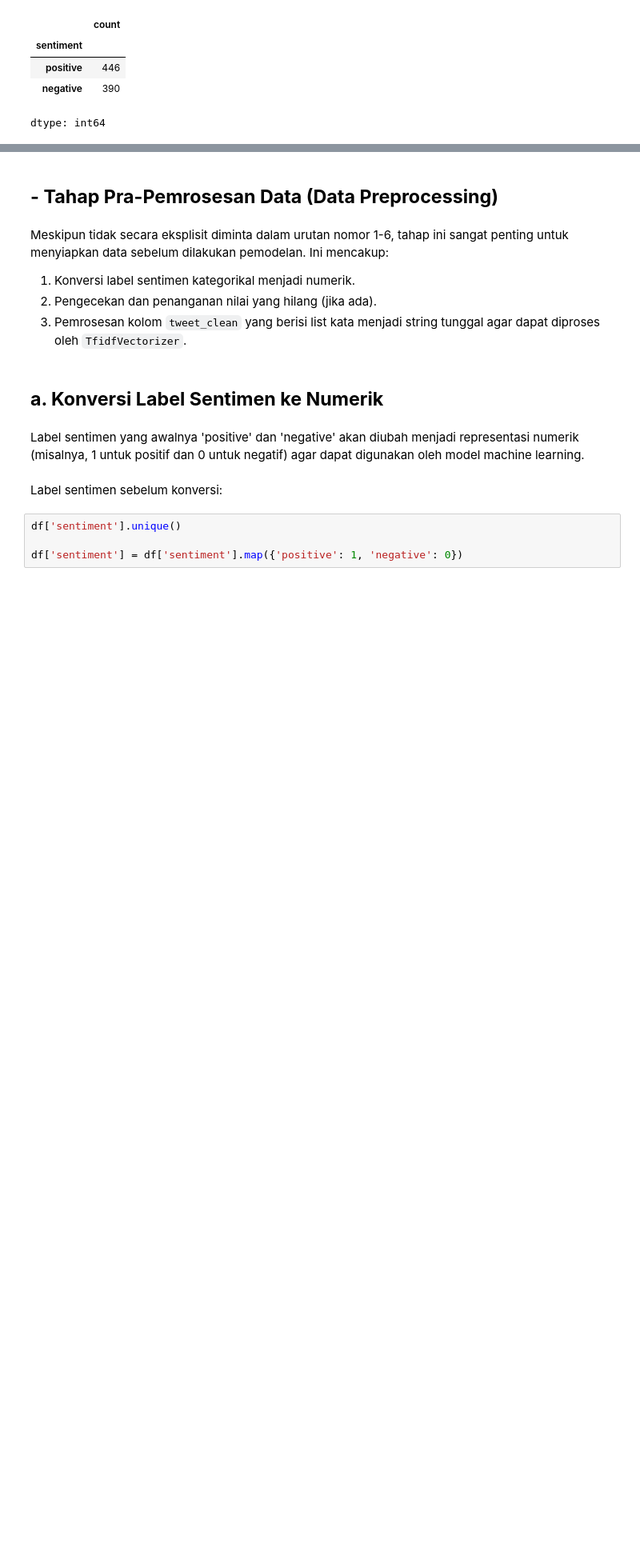
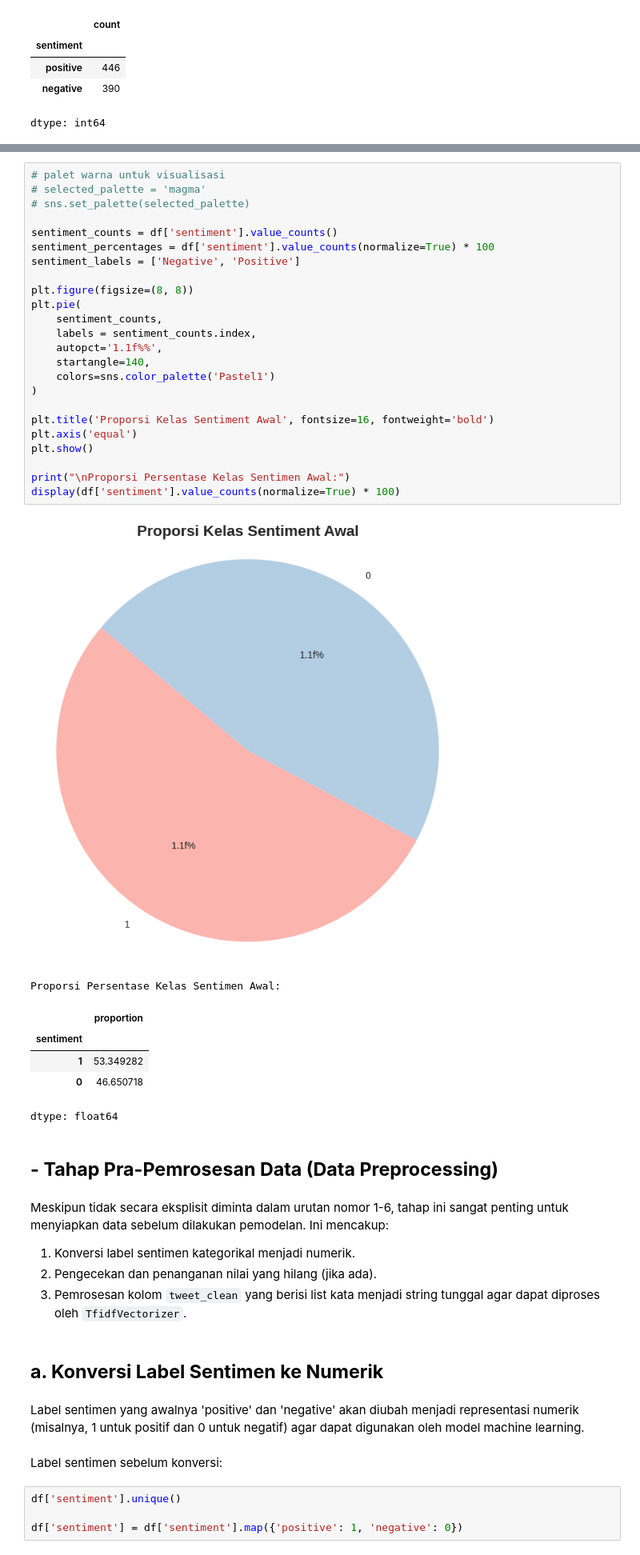
Before and after one commit to LatiefDataVisionary/text-mining-and-natural-language-processing-college-task, a Jupyter notebook: notebooks/decision_tree_model.ipynb, the cells around one changed output, grey strips where cells are left out. Shown at 80% size. Drawn from its saved outputs; the diff is of its cells as text; blank space fills up the shorter version.

Commit message:
Menampilkan jumlah dan persentase menggunakan Pie Plot

```diff
--- a/notebooks/decision_tree_model.ipynb
+++ b/notebooks/decision_tree_model.ipynb
@@ -106,3 +108,35 @@ dtype: int64
+# %%
+# palet warna untuk visualisasi
+# selected_palette = 'magma'
+# sns.set_palette(selected_palette)
+
+sentiment_counts = df['sentiment'].value_counts()
+sentiment_percentages = df['sentiment'].value_counts(normalize=True) * 100
+sentiment_labels = ['Negative', 'Positive']
+
+plt.figure(figsize=(8, 8))
+plt.pie(
+    sentiment_counts,
+    labels = sentiment_counts.index,
+    autopct='1.1f%%',
+    startangle=140,
+    colors=sns.color_palette('Pastel1')
+)
+
+plt.title('Proporsi Kelas Sentiment Awal', fontsize=16, fontweight='bold')
+plt.axis('equal')
+plt.show()
+
+print("\nProporsi Persentase Kelas Sentimen Awal:")
+display(df['sentiment'].value_counts(normalize=True) * 100)
+# %% [output]
+[figure, added]
+Proporsi Persentase Kelas Sentimen Awal:
+|  | proportion |
+| sentiment |  |
+| 1 | 53.349282 |
+| 0 | 46.650718 |
+dtype: float64
 # %% [markdown]
 ## **- Tahap Pra-Pemrosesan Data (Data Preprocessing)**
 # %% [markdown]
```
Also changed, not shown: parts of 1 cell of this notebook.
